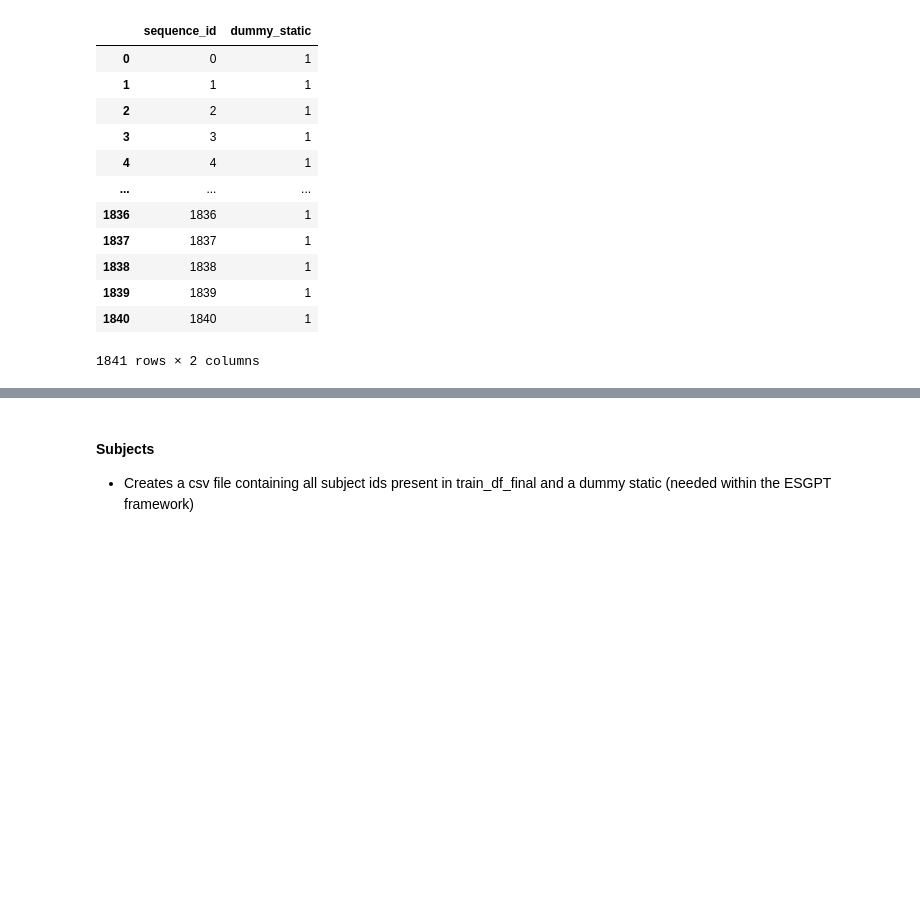
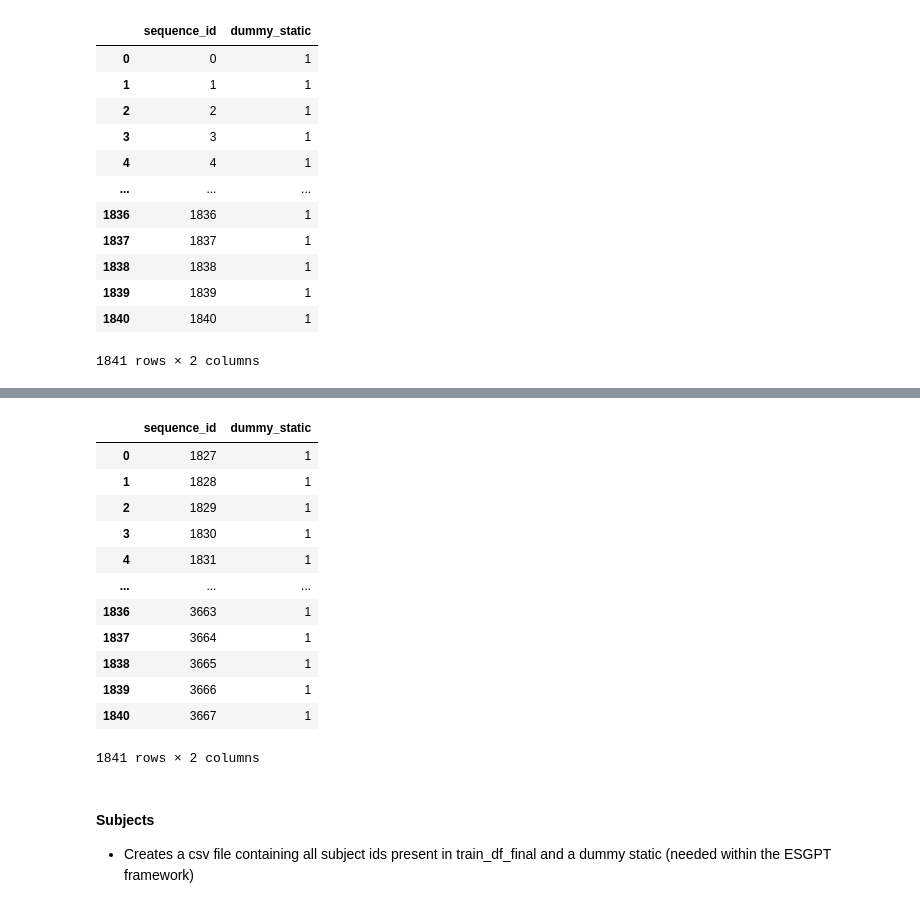
Before and after one commit to filipols/Master-thesis, a Jupyter notebook: notebooks/load_datasets.ipynb, the cells around one changed output, grey strips where cells are left out. Drawn from its saved outputs; the diff is of its cells as text; code cells hidden in the pictures; blank space fills up the shorter version.

```diff
--- a/notebooks/load_datasets.ipynb
+++ b/notebooks/load_datasets.ipynb
@@ -784,3 +801,22 @@ simple_subjects.to_csv('/home/filip-marcus/preprocessed_data/synthetic/pretrain/
+# %%
+simple_subjects = pd.Series(range(min(dataset_2["sequence_id"]), max(dataset_2["sequence_id"])+1))
+simple_subjects = pd.DataFrame(simple_subjects, columns=['sequence_id'])
+simple_subjects['dummy_static'] = 1
+simple_subjects
+# %% [output]
+|  | sequence_id | dummy_static |
+| 0 | 1827 | 1 |
+| 1 | 1828 | 1 |
+| 2 | 1829 | 1 |
+| 3 | 1830 | 1 |
+| 4 | 1831 | 1 |
+| ... | ... | ... |
+| 1836 | 3663 | 1 |
+| 1837 | 3664 | 1 |
+| 1838 | 3665 | 1 |
+| 1839 | 3666 | 1 |
+| 1840 | 3667 | 1 |
+1841 rows × 2 columns
 # %%
 # Remove any event that has is of type "normal"
 train_df_final = train_df_final[train_df_final["event_label"] != "normal"]
```
Also changed, not shown: parts of 2 cells of this notebook.
